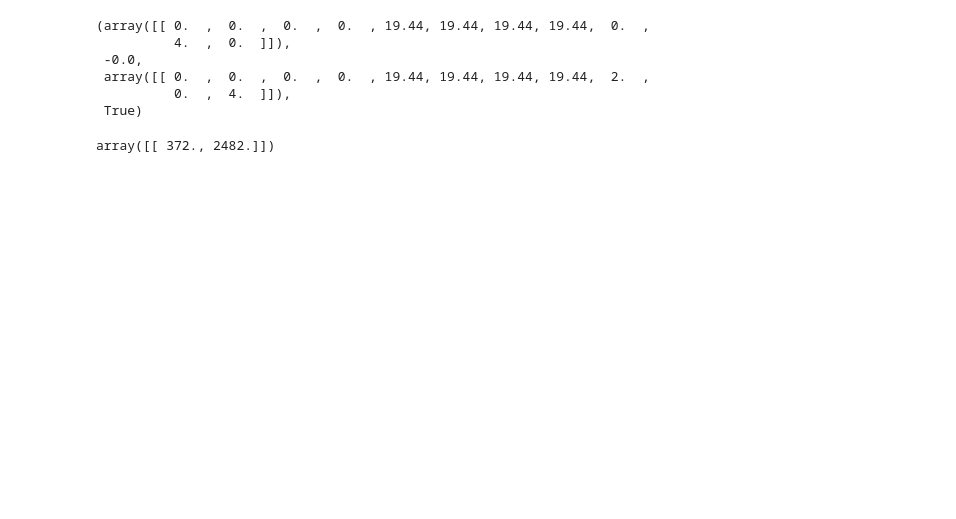
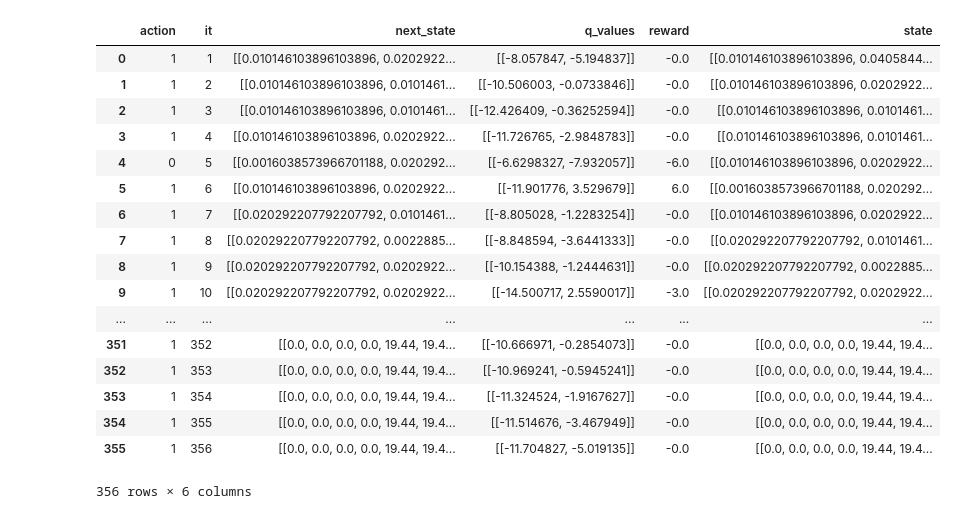
Before and after one commit to jrdmose/MS_Transports_RL, a Jupyter notebook: Scripts/Tests_Sumo/cross_RL/Double_DQN_cross.ipynb, the cells around one changed output. Cells and saved outputs as stored; diff of their text form; code cells hidden in the pictures; blank space fills up the shorter version.

```diff
--- a/Scripts/Tests_Sumo/cross_RL/Double_DQN_cross.ipynb
+++ b/Scripts/Tests_Sumo/cross_RL/Double_DQN_cross.ipynb
@@ -1,24 +0,0 @@
-# %%
-# IMPORTS
-##########################
-
-import random
-import copy
-from keras.models import Sequential
-from keras.layers import InputLayer, Dense
-import numpy as np
-import matplotlib.pyplot as plt
-import tensorflow as tf
-import time
-import os, sys
-from keras.callbacks import TensorBoard
-
-# Making sure path to SUMO bins correctly specified
-if 'SUMO_HOME' in os.environ:
-    tools = os.path.join(os.environ['SUMO_HOME'], 'tools')
-    sys.path.append(tools)
-else:
-    sys.exit("please declare environment variable 'SUMO_HOME'")
-
-import sumolib
-import traci
@@ -1142,9 +96,9 @@ plt.plot(np.arange(len(static_it_perfect)),static_it_perfect)
 # %%
-# Evaluates Double DQN
-sumo_env =  Env(    "cross.net.xml",
-                    "cross.rou.xml",
-                    state_shape,
-                    num_actions,
-                    use_gui=True
-               )
-#ddqn.evaluate( sumo_env)
+tools.generate_routefile()
+sumo_env =  environment.Env(    "cross.net.xml",
+                                "cross.rou.xml",
+                                state_shape,
+                                num_actions,
+                                use_gui=True
+                           )
+data=ddqn.evaluate(sumo_env,"greedy")
@@ -1154,15 +105,22 @@ nextstate = sumo_env.obs.get()
-# %%
-q_values = ddqn.q_network.predict(nextstate)
-action = sumo_env.action.select_action("greedy", q_values = q_values)
-sumo_env.step(action)
-# %% [output]
-(array([[ 0.  ,  0.  ,  0.  ,  0.  , 19.44, 19.44, 19.44, 19.44,  0.  ,
-          4.  ,  0.  ]]),
- -0.0,
- array([[ 0.  ,  0.  ,  0.  ,  0.  , 19.44, 19.44, 19.44, 19.44,  2.  ,
-          0.  ,  4.  ]]),
- True)
-# %%
-sumo_env.counter
-# %% [output]
-array([[ 372., 2482.]])
+# %%
+import pandas as pd
+pd.DataFrame(data)
+# %% [output]
+|  | action | it | next_state | q_values | reward | state |
+| 0 | 1 | 1 | [[0.010146103896103896, 0.0202922... | [[-8.057847, -5.194837]] | -0.0 | [[0.010146103896103896, 0.0405844... |
+| 1 | 1 | 2 | [[0.010146103896103896, 0.0101461... | [[-10.506003, -0.0733846]] | -0.0 | [[0.010146103896103896, 0.0202922... |
+| 2 | 1 | 3 | [[0.010146103896103896, 0.0101461... | [[-12.426409, -0.36252594]] | -0.0 | [[0.010146103896103896, 0.0101461... |
+| 3 | 1 | 4 | [[0.010146103896103896, 0.0202922... | [[-11.726765, -2.9848783]] | -0.0 | [[0.010146103896103896, 0.0101461... |
+| 4 | 0 | 5 | [[0.0016038573966701188, 0.020292... | [[-6.6298327, -7.932057]] | -6.0 | [[0.010146103896103896, 0.0202922... |
+| 5 | 1 | 6 | [[0.010146103896103896, 0.0202922... | [[-11.901776, 3.529679]] | 6.0 | [[0.0016038573966701188, 0.020292... |
+| 6 | 1 | 7 | [[0.020292207792207792, 0.0101461... | [[-8.805028, -1.2283254]] | -0.0 | [[0.010146103896103896, 0.0202922... |
+| 7 | 1 | 8 | [[0.020292207792207792, 0.0022885... | [[-8.848594, -3.6441333]] | -0.0 | [[0.020292207792207792, 0.0101461... |
+| 8 | 1 | 9 | [[0.020292207792207792, 0.0202922... | [[-10.154388, -1.2444631]] | -0.0 | [[0.020292207792207792, 0.0022885... |
+| 9 | 1 | 10 | [[0.020292207792207792, 0.0202922... | [[-14.500717, 2.5590017]] | -3.0 | [[0.020292207792207792, 0.0202922... |
+| ... | ... | ... | ... | ... | ... | ... |
+| 351 | 1 | 352 | [[0.0, 0.0, 0.0, 0.0, 19.44, 19.4... | [[-10.666971, -0.2854073]] | -0.0 | [[0.0, 0.0, 0.0, 0.0, 19.44, 19.4... |
+| 352 | 1 | 353 | [[0.0, 0.0, 0.0, 0.0, 19.44, 19.4... | [[-10.969241, -0.5945241]] | -0.0 | [[0.0, 0.0, 0.0, 0.0, 19.44, 19.4... |
+| 353 | 1 | 354 | [[0.0, 0.0, 0.0, 0.0, 19.44, 19.4... | [[-11.324524, -1.9167627]] | -0.0 | [[0.0, 0.0, 0.0, 0.0, 19.44, 19.4... |
+| 354 | 1 | 355 | [[0.0, 0.0, 0.0, 0.0, 19.44, 19.4... | [[-11.514676, -3.467949]] | -0.0 | [[0.0, 0.0, 0.0, 0.0, 19.44, 19.4... |
+| 355 | 1 | 356 | [[0.0, 0.0, 0.0, 0.0, 19.44, 19.4... | [[-11.704827, -5.019135]] | -0.0 | [[0.0, 0.0, 0.0, 0.0, 19.44, 19.4... |
+356 rows × 6 columns
```
Also changed, not shown: parts of 10 cells of this notebook, 6 other files.
